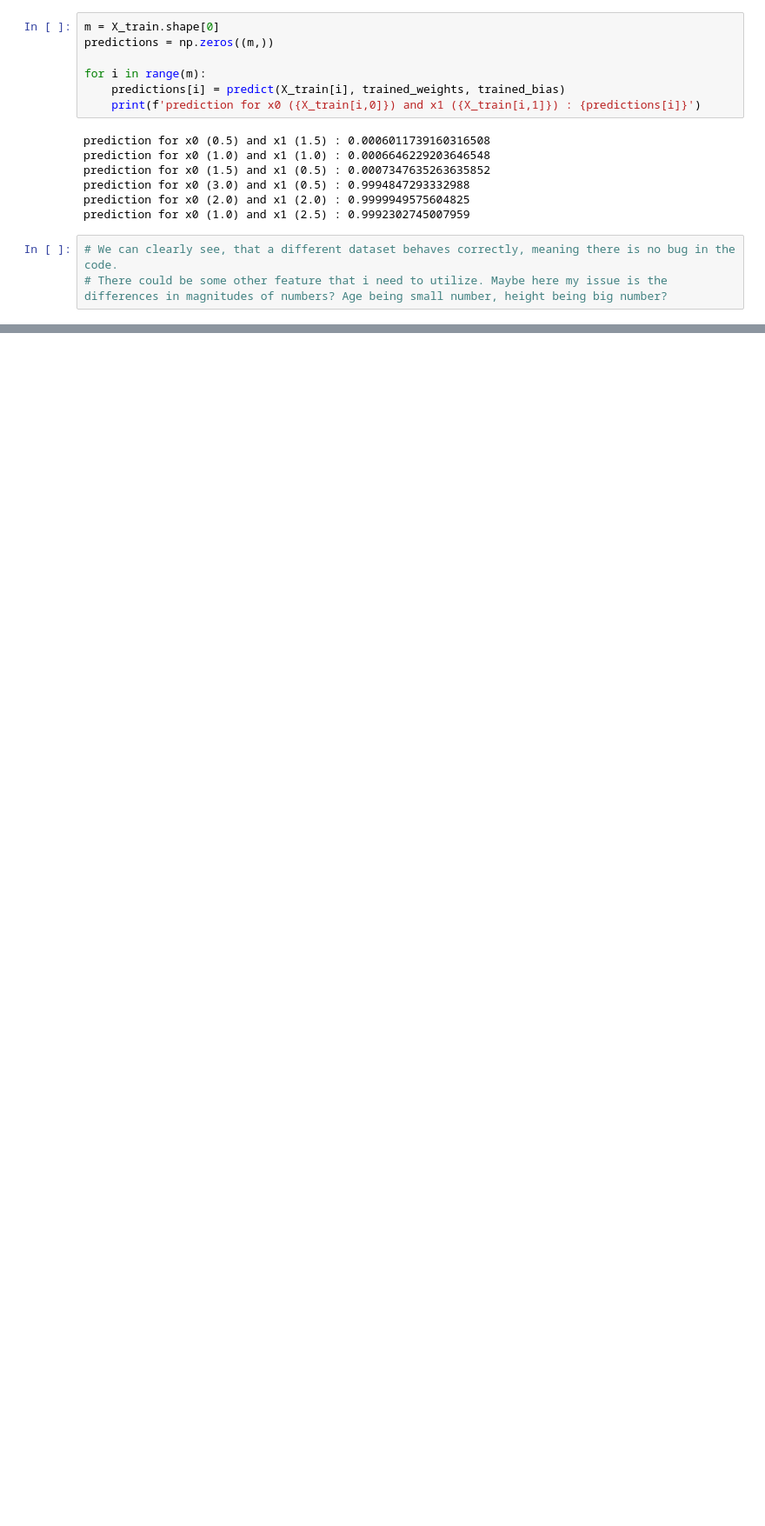
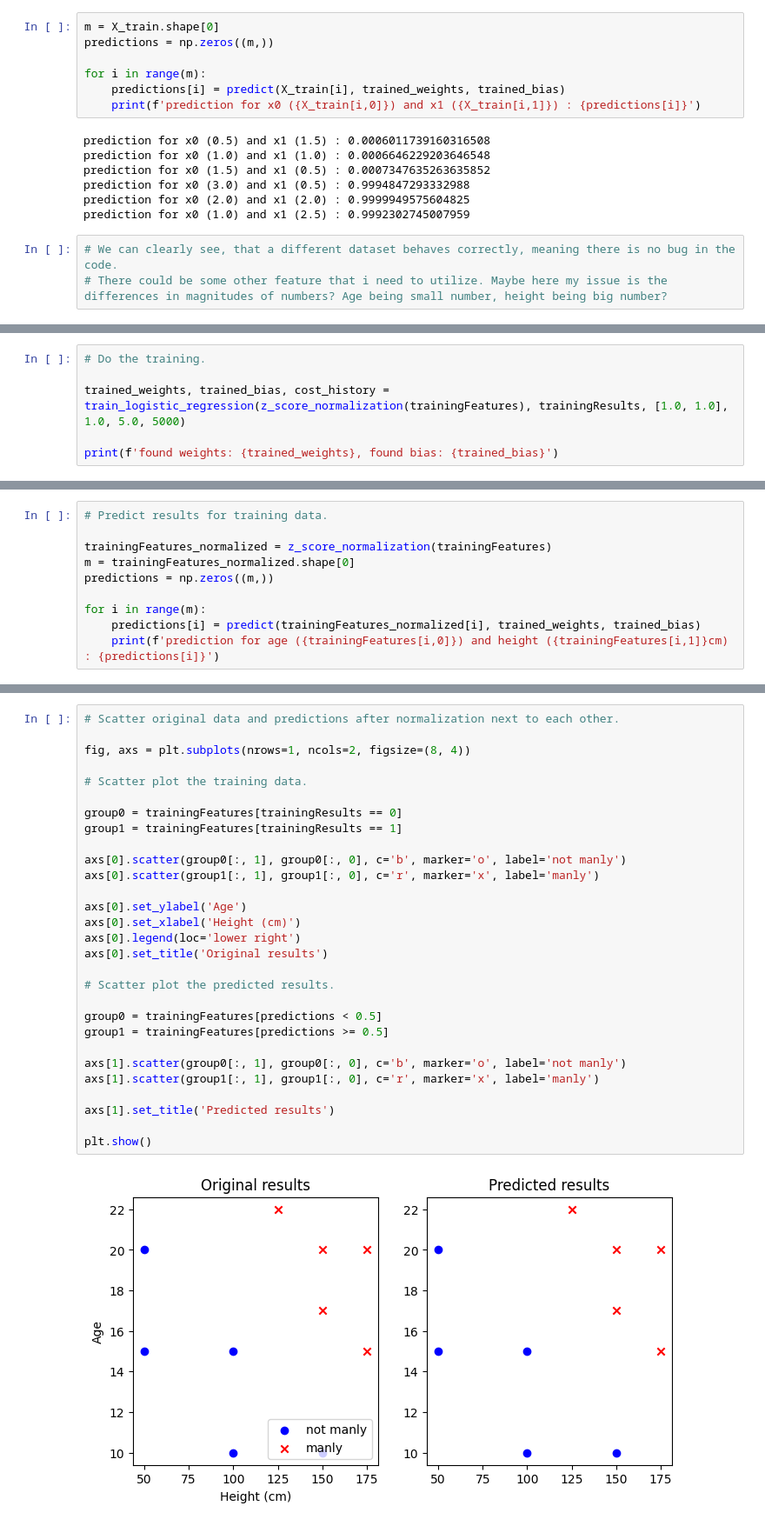
Before and after one commit to ArturKosma/Learning, a Jupyter notebook: ai/logisticRegression/LogisticRegression_FeatureScaling.ipynb, the cells around one changed output, grey strips where cells are left out. Shown at 87% size. Cells and saved outputs as stored; diff of their text form; blank space fills up the shorter version.

Commit message:
finally managed to resolve my issue. i needed to z-score normalize my training data, it converged nicely afterwards

```diff
--- a/ai/logisticRegression/LogisticRegression2.ipynb
+++ b/ai/logisticRegression/LogisticRegression_FeatureScaling.ipynb
@@ -379,0 +418,6 @@ prediction for x0 (1.0) and x1 (2.5) : 0.9992302745007959
+# %%
+# Do the training.
+
+trained_weights, trained_bias, cost_history = train_logistic_regression(z_score_normalization(trainingFeatures), trainingResults, [1.0, 1.0], 1.0, 5.0, 5000)
+
+print(f'found weights: {trained_weights}, found bias: {trained_bias}')
@@ -379,0 +442,10 @@ prediction for x0 (1.0) and x1 (2.5) : 0.9992302745007959
+# %%
+# Predict results for training data.
+
+trainingFeatures_normalized = z_score_normalization(trainingFeatures)
+m = trainingFeatures_normalized.shape[0]
+predictions = np.zeros((m,))
+
+for i in range(m):
+    predictions[i] = predict(trainingFeatures_normalized[i], trained_weights, trained_bias)
+    print(f'prediction for age ({trainingFeatures[i,0]}) and height ({trainingFeatures[i,1]}cm) : {predictions[i]}')
@@ -379,0 +463,31 @@ prediction for x0 (1.0) and x1 (2.5) : 0.9992302745007959
+# %%
+# Scatter original data and predictions after normalization next to each other.
+
+fig, axs = plt.subplots(nrows=1, ncols=2, figsize=(8, 4))
+
+# Scatter plot the training data.
+
+group0 = trainingFeatures[trainingResults == 0]
+group1 = trainingFeatures[trainingResults == 1]
+
+axs[0].scatter(group0[:, 1], group0[:, 0], c='b', marker='o', label='not manly')
+axs[0].scatter(group1[:, 1], group1[:, 0], c='r', marker='x', label='manly')
+
+axs[0].set_ylabel('Age')
+axs[0].set_xlabel('Height (cm)')
+axs[0].legend(loc='lower right')
+axs[0].set_title('Original results')
+
+# Scatter plot the predicted results.
+
+group0 = trainingFeatures[predictions < 0.5]
+group1 = trainingFeatures[predictions >= 0.5]
+
+axs[1].scatter(group0[:, 1], group0[:, 0], c='b', marker='o', label='not manly')
+axs[1].scatter(group1[:, 1], group1[:, 0], c='r', marker='x', label='manly')
+
+axs[1].set_title('Predicted results')
+
+plt.show()
+# %% [output]
+[figure, added]
```
Also changed, not shown: parts of 13 cells of this notebook, 4 other files.
